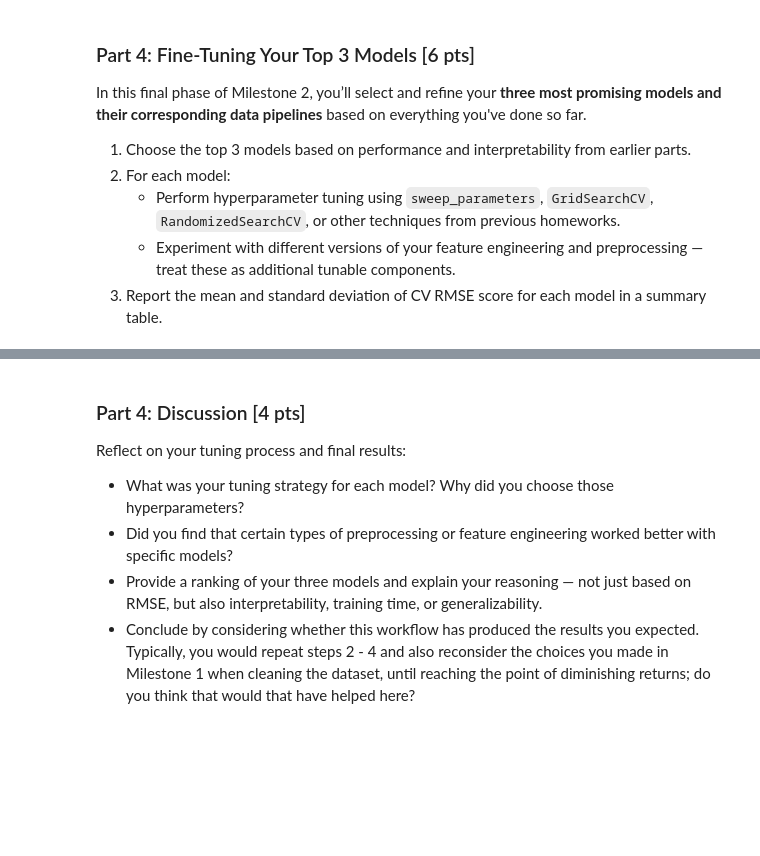
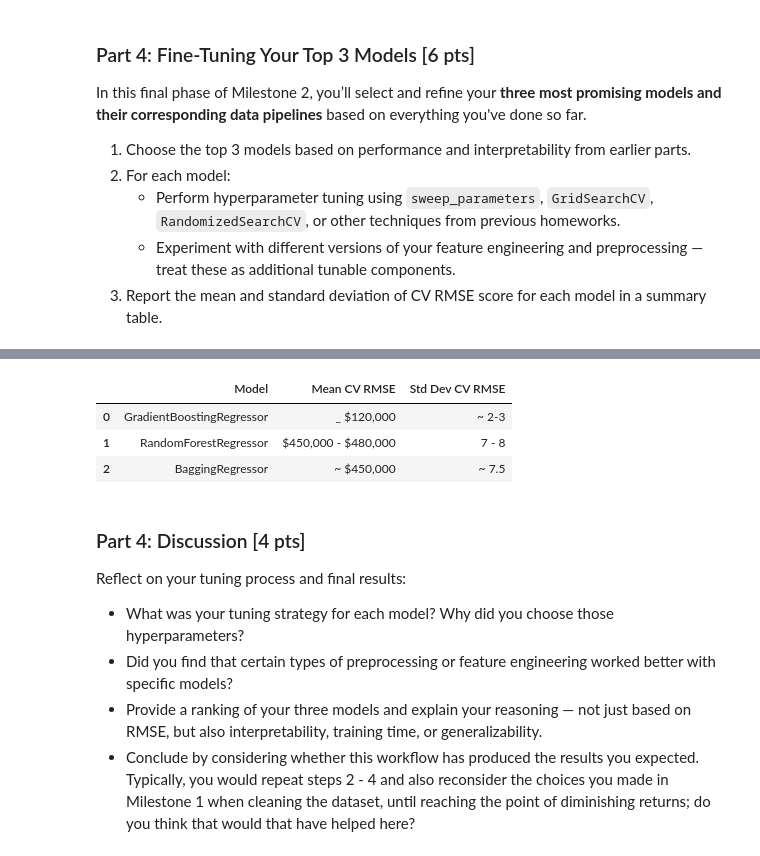
Before and after one commit to asaparson/DX603-Milestone2, a Jupyter notebook: Milestone_02.ipynb, the cells around one changed output, grey strips where cells are left out. Drawn from its saved outputs; the diff is of its cells as text; code cells hidden in the pictures; blank space fills up the shorter version.

```diff
--- a/Milestone_02.ipynb
+++ b/Milestone_02.ipynb
@@ -1276,3 +1292,31 @@ KeyboardInterrupt:
+# %%
+# Data Tables for RMSE
+
+summary_data = [
+    {
+        "Model": "GradientBoostingRegressor",
+        "Mean CV RMSE": "_ $120,000",
+        "Std Dev CV RMSE": "~ 2-3",
+    },
+    {
+        "Model": "RandomForestRegressor",
+        "Mean CV RMSE": "$450,000 - $480,000",
+        "Std Dev CV RMSE": "7 - 8",
+    },
+    {
+        "Model": "BaggingRegressor",
+        "Mean CV RMSE": "~ $450,000",
+        "Std Dev CV RMSE": "~ 7.5",
+    }
+]
+
+summary_df = pd.DataFrame(summary_data)
+summary_df
+# %% [output]
+|  | Model | Mean CV RMSE | Std Dev CV RMSE |
+| 0 | GradientBoostingRegressor | _ $120,000 | ~ 2-3 |
+| 1 | RandomForestRegressor | $450,000 - $480,000 | 7 - 8 |
+| 2 | BaggingRegressor | ~ $450,000 | ~ 7.5 |
 # %% [markdown]
 ### Part 4: Discussion [4 pts]
 
```
Also changed, not shown: parts of 12 cells of this notebook.
